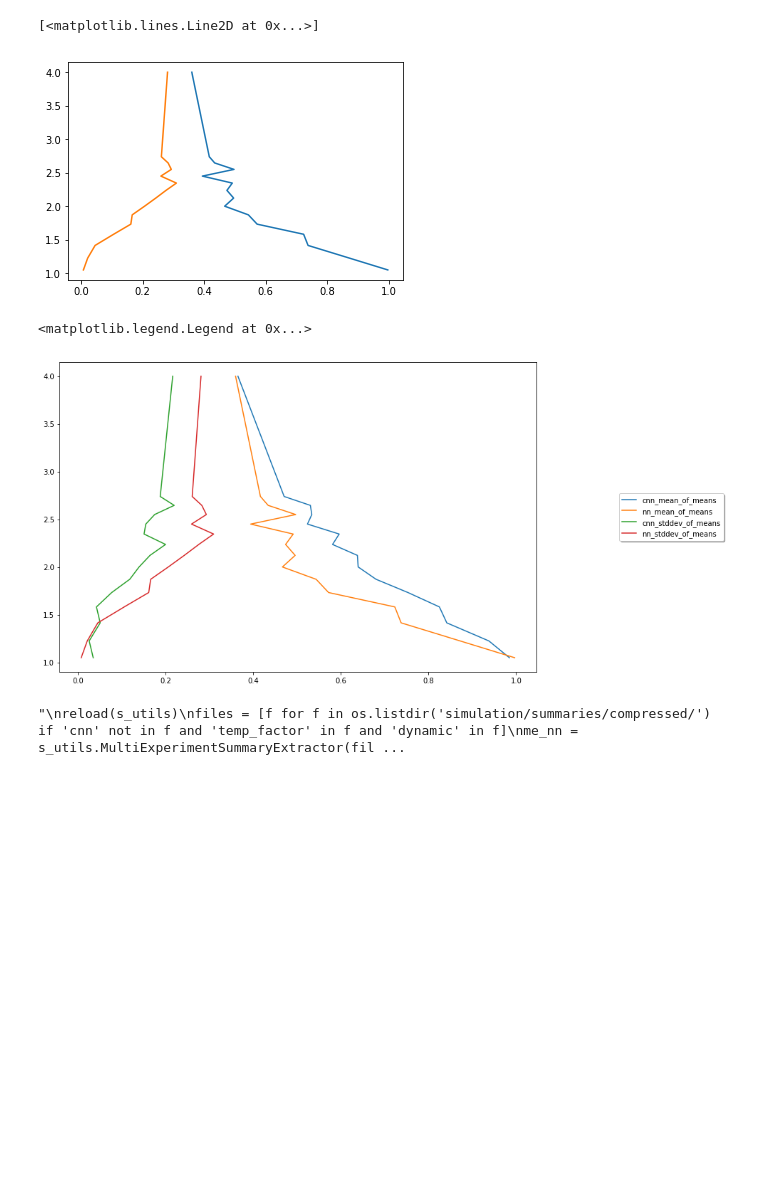
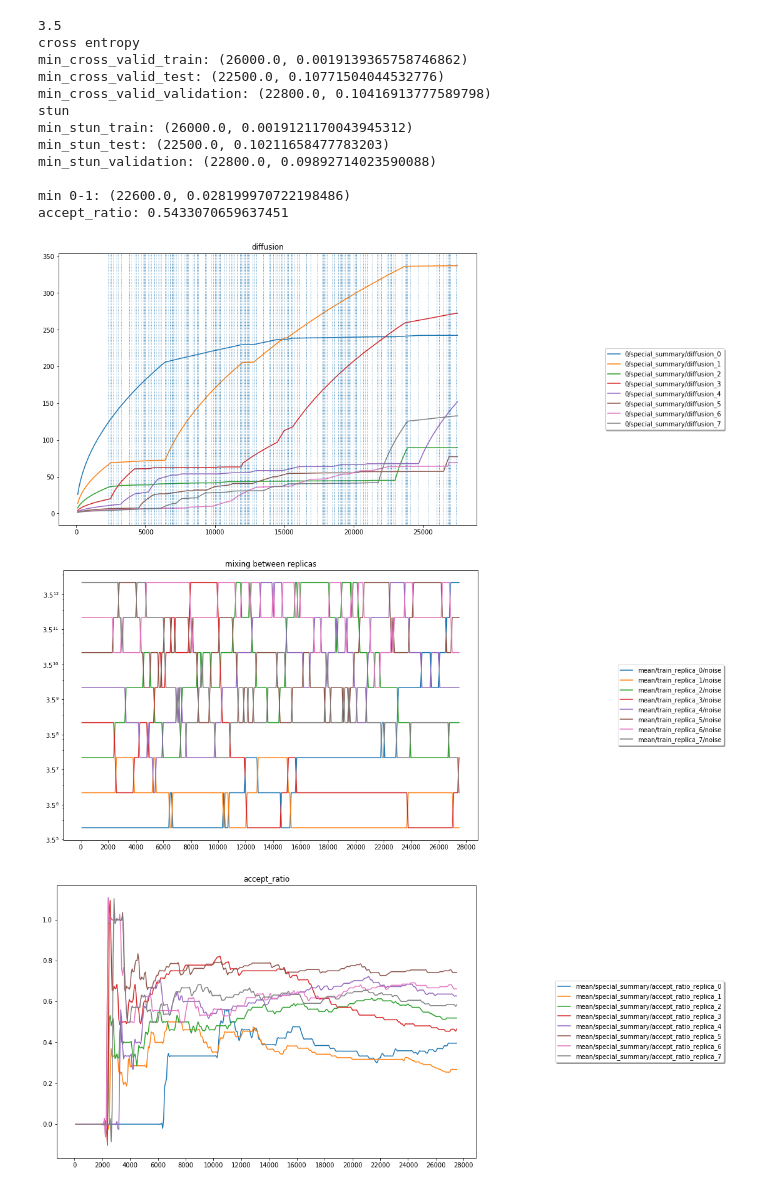
Before and after one commit to madrixx/deep_tempering, a Jupyter notebook: Plot.ipynb, the cells around one changed output. Drawn from its saved outputs; the diff is of its cells as text; code cells hidden in the pictures; blank space fills up the shorter version.

Commit message:
new plots

```diff
--- a/Plot.ipynb
+++ b/Plot.ipynb
@@ -212,33 +0,0 @@ for i in range(15):
-# %%
-"""Analysis of means of accept ratio"""
-fig, ax = plt.subplots()
-ax.plot(mean_of_means_list2, temp_factors_list2, label='mean_of_means')
-ax.plot(stddev_of_means_list2, temp_factors_list2, label='stddev_of_means')
-#ax.plot(mean_of_stddevs_list, temp_factors_list, label='mean_of_stddevs')
-# %% [output]
-[<matplotlib.lines.Line2D at 0x...>]
-[figure, removed]
-# %%
-fig, ax = plt.subplots()
-
-ax.plot(mean_of_means_list1, temp_factors_list1, label='cnn_mean_of_means')
-ax.plot(mean_of_means_list2, temp_factors_list2, label='nn_mean_of_means')
-ax.plot(stddev_of_means_list1, temp_factors_list1, label='cnn_stddev_of_means')
-ax.plot(stddev_of_means_list2, temp_factors_list2, label='nn_stddev_of_means')
-box = ax.get_position()
-ax.set_position([box.x0, box.y0, box.width*2, box.height*2])
-ax.legend(loc='center right', fancybox=True, shadow=True,
-    bbox_to_anchor=(1.4, 0.5))
-# %% [output]
-<matplotlib.legend.Legend at 0x...>
-[figure, removed]
-# %%
-"""
-reload(s_utils)
-files = [f for f in os.listdir('simulation/summaries/compressed/') if 'cnn' not in f and 'temp_factor' in f and 'dynamic' in f]
-me_nn = s_utils.MultiExperimentSummaryExtractor(files)
-files = [f for f in os.listdir('simulation/summaries/compressed/') if 'cnn' in f and 'temp_factor' in f and 'dynamic' in f]
-me_cnn = s_utils.MultiExperimentSummaryExtractor(files)
-"""
-# %% [output]
-"\nreload(s_utils)\nfiles = [f for f in os.listdir('simulation/summaries/compressed/') if 'cnn' not in f and 'temp_factor' in f and 'dynamic' in f]\nme_nn = s_utils.MultiExperimentSummaryExtractor(fil ...
@@ -244,0 +33,44 @@ me_cnn = s_utils.MultiExperimentSummaryExtractor(files)
+# %%
+# optimal results
+f = 'nn_mnist_3.5_PTLD_True_boltzmann_8_info_800_crossentropy_100_2000_0.01_v4_0'
+se = summ_ext.SummaryExtractor(f)
+print(se.get_description()['temp_factor'])
+print('cross entropy')
+print('min_cross_valid_train:', se.get_min_val('0/train_ordered_0/cross_entropy'))
+print('min_cross_valid_test:', se.get_min_val('0/test_ordered_0/cross_entropy'))
+print('min_cross_valid_validation:', se.get_min_val('0/valid_ordered_0/cross_entropy'))
+print('stun')
+print('min_stun_train:', se.get_min_val('0/train_ordered_0/stun'))
+print('min_stun_test:', se.get_min_val('0/test_ordered_0/stun'))
+print('min_stun_validation:', se.get_min_val('0/valid_ordered_0/stun'))
+print()
+print('min 0-1:', se.get_min_val('0/valid_ordered_0/zero_one_loss'))
+print('accept_ratio:', se.get_summary('0/special_summary/accept_ratio')[1][-1][0])
+
+fig = se.plot_diffusion(add_swap_marks=True)
+
+fig = se.plot(['noise', 'replica', 'mean'], title='mixing between replicas', log_y=True)
+
+fig = se.plot(['accept', 'ratio', 'replica', 'mean'], title='accept_ratio')
+
+fig = se.plot(['cross', 'entropy', 'ordered', 'mean', 'valid'], title='cross entropy')
+
+fig = se.plot(['stun', 'ordered', 'mean', 'valid'], title='stun')
+
+fig = se.plot(['zero', 'one', 'loss', 'mean', 'valid', 'ordered'], title='0-1 loss')
+# %% [output]
+3.5
+cross entropy
+min_cross_valid_train: (26000.0, 0.0019139365758746862)
+min_cross_valid_test: (22500.0, 0.10771504044532776)
+min_cross_valid_validation: (22800.0, 0.10416913777589798)
+stun
+min_stun_train: (26000.0, 0.0019121170043945312)
+min_stun_test: (22500.0, 0.10211658477783203)
+min_stun_validation: (22800.0, 0.09892714023590088)
+
+min 0-1: (22600.0, 0.028199970722198486)
+accept_ratio: 0.5433070659637451
+[figure, added]
+[figure, added]
+[figure, added]
```
Also changed, not shown: parts of 27 cells of this notebook.
